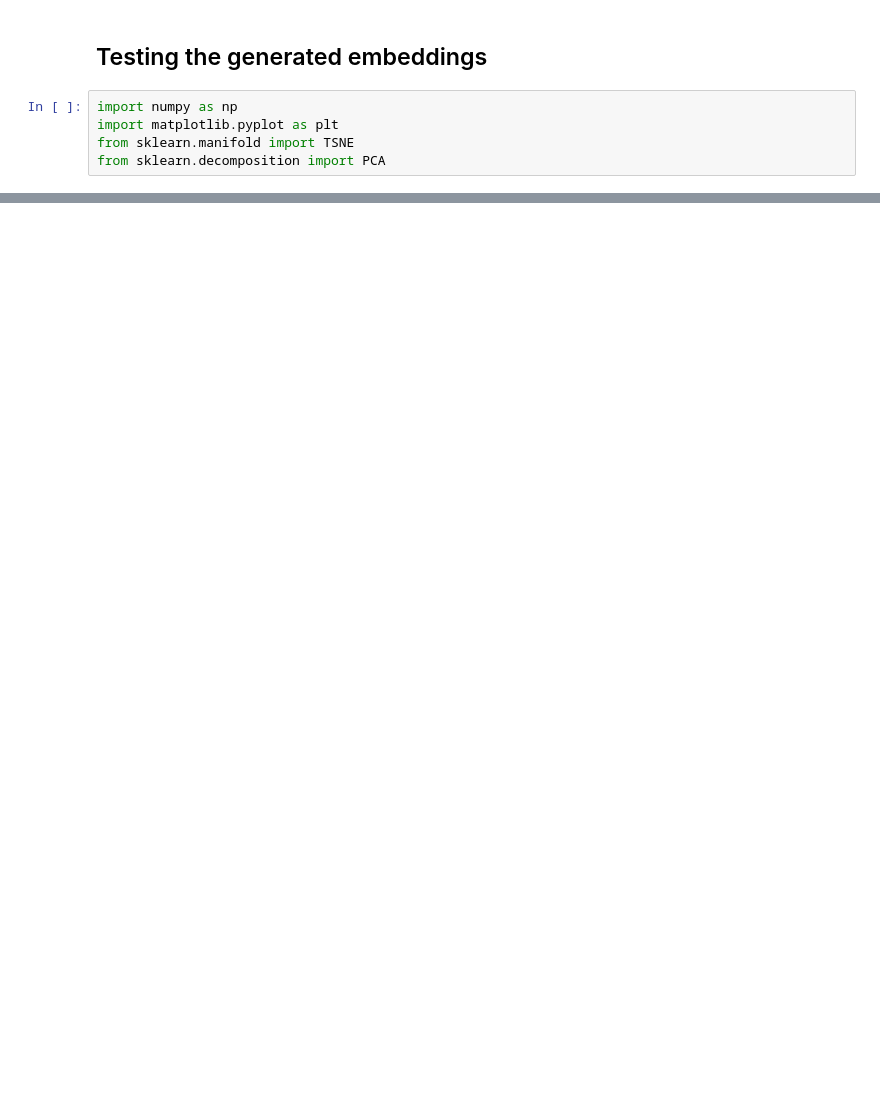
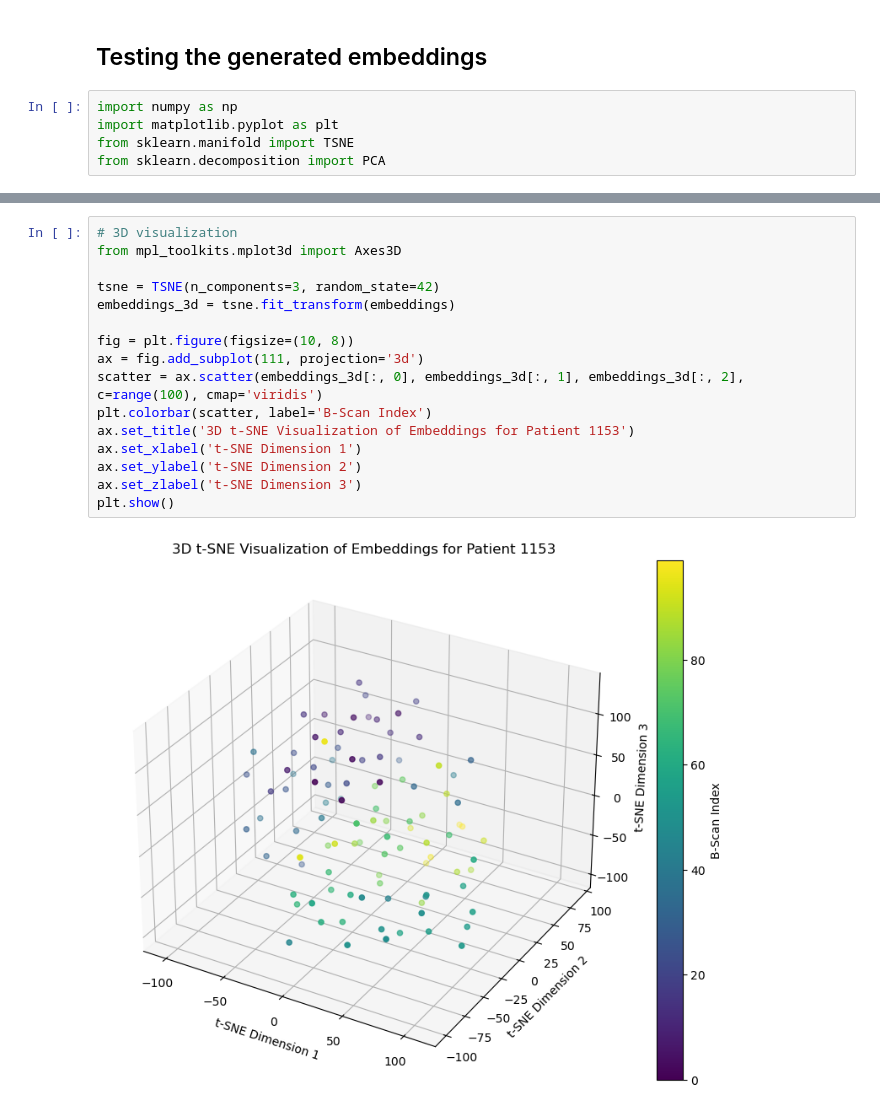
Before and after one commit to SurajK-14/OCT-img-segmentation, a Jupyter notebook: test.ipynb, the cells around one changed output, grey strips where cells are left out. Cells and saved outputs as stored; diff of their text form; blank space fills up the shorter version.

```diff
--- a/test.ipynb
+++ b/test.ipynb
@@ -57,0 +46,18 @@ plt.show()
+# %%
+# 3D visualization
+from mpl_toolkits.mplot3d import Axes3D
+
+tsne = TSNE(n_components=3, random_state=42)
+embeddings_3d = tsne.fit_transform(embeddings)
+
+fig = plt.figure(figsize=(10, 8))
+ax = fig.add_subplot(111, projection='3d')
+scatter = ax.scatter(embeddings_3d[:, 0], embeddings_3d[:, 1], embeddings_3d[:, 2], c=range(100), cmap='viridis')
+plt.colorbar(scatter, label='B-Scan Index')
+ax.set_title('3D t-SNE Visualization of Embeddings for Patient 1153')
+ax.set_xlabel('t-SNE Dimension 1')
+ax.set_ylabel('t-SNE Dimension 2')
+ax.set_zlabel('t-SNE Dimension 3')
+plt.show()
+# %% [output]
+[figure, added]
```
Also changed, not shown: parts of 7 cells of this notebook, 3 other files.
